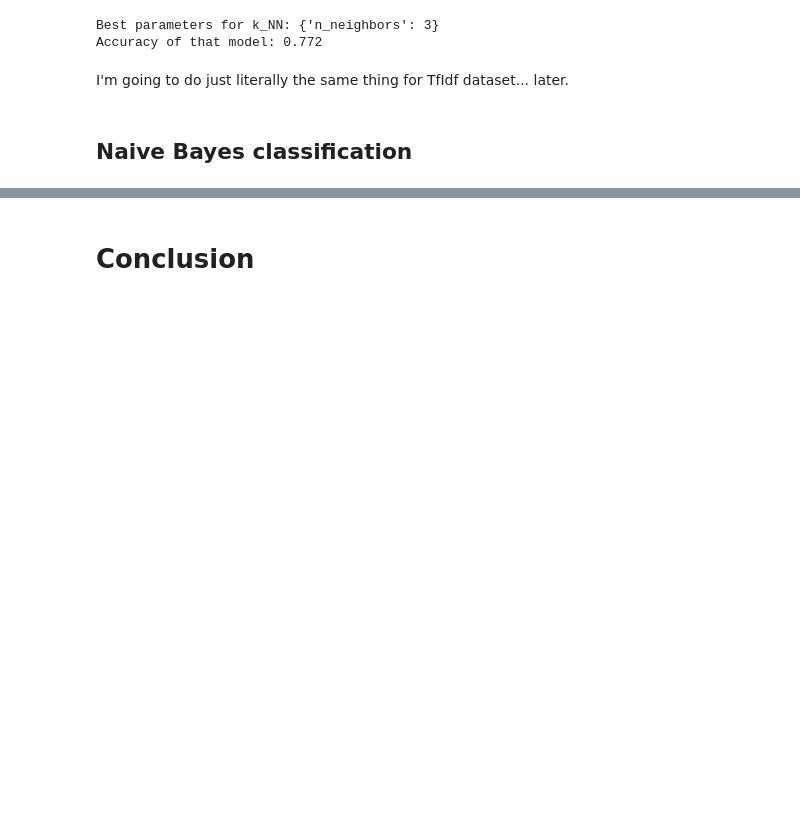
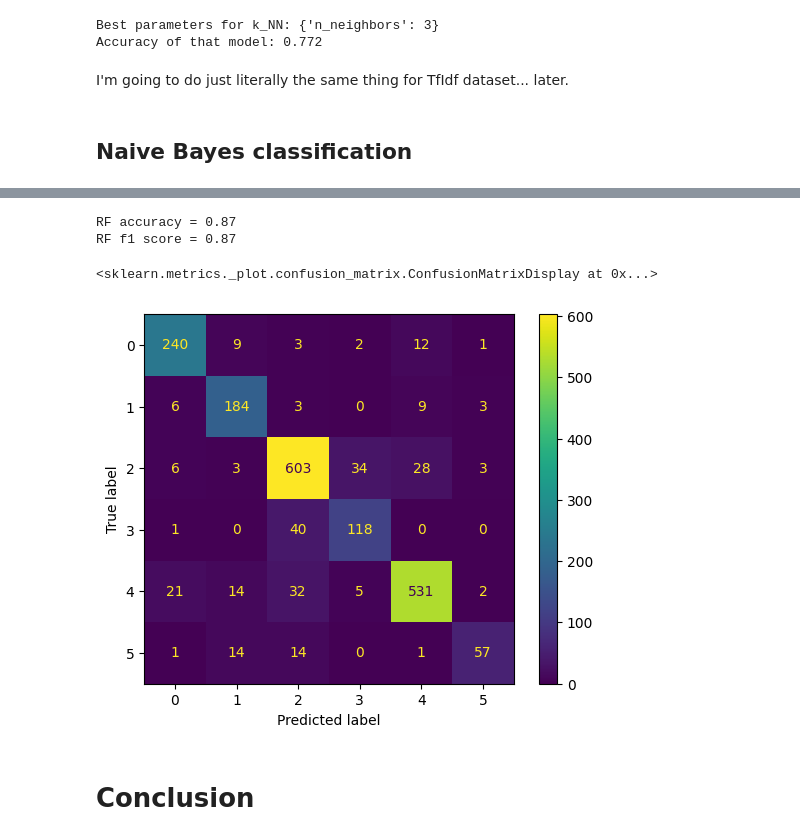
Before and after one commit to auphong2707/emotion-dectection-from-text, a Jupyter notebook: EDFT.ipynb, the cells around one changed output, grey strips where cells are left out. Drawn from its saved outputs; the diff is of its cells as text; code cells hidden in the pictures; blank space fills up the shorter version.

```diff
--- a/EDFT.ipynb
+++ b/EDFT.ipynb
@@ -418,2 +465,13 @@ I'm going to do just literally the same thing for TfIdf dataset... later.
+# %%
+y_rf_pred = RF.predict(X_test_bow)
+print("RF accuracy = {:.2f}".format(accuracy_score(y_rf_pred, y_test)))
+print("RF f1 score = {:.2f}".format(f1_score(y_rf_pred, y_test, average = 'micro')))
+cm_rf = confusion_matrix(y_rf_pred, y_test)
+ConfusionMatrixDisplay(cm_rf).plot()
+# %% [output]
+RF accuracy = 0.87
+RF f1 score = 0.87
+<sklearn.metrics._plot.confusion_matrix.ConfusionMatrixDisplay at 0x...>
+[figure, added]
 # %% [markdown]
 # **Conclusion**
```
Also changed, not shown: parts of 9 cells of this notebook.
